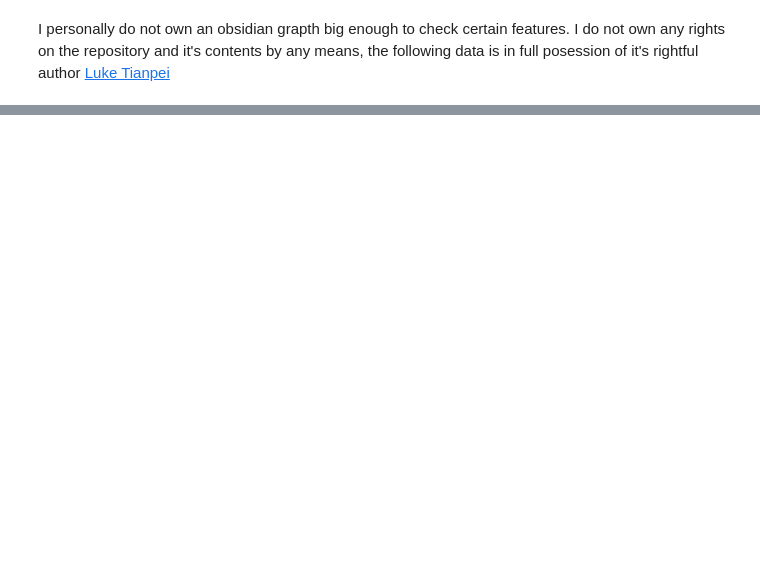
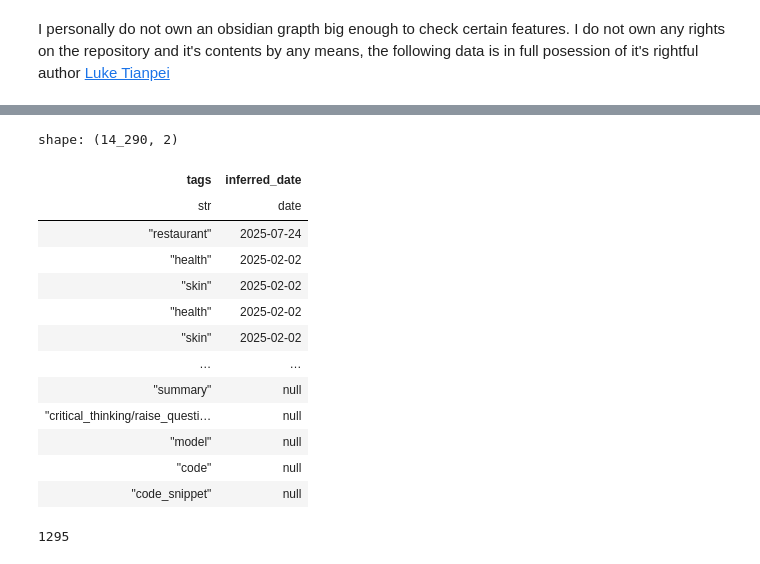
Before and after one commit to ig-kh/ObsidianLTK, a Jupyter notebook: examples/big_vault_statistics_and_features.ipynb, the cells around one changed output, grey strips where cells are left out. Drawn from its saved outputs; the diff is of its cells as text; code cells hidden in the pictures; blank space fills up the shorter version.

```diff
--- a/examples/big_vault_statistics_and_features.ipynb
+++ b/examples/big_vault_statistics_and_features.ipynb
@@ -72,0 +85,23 @@ tags_cnt = (
+# %%
+instances = samples.select("stat").unnest("stat").explode("tags").with_columns(pl.col("date").str.to_date(strict=False).alias("inferred_date")).drop("date")
+# %%
+instances
+# %% [output]
+shape: (14_290, 2)
+| tags | inferred_date |
+| str | date |
+| "restaurant" | 2025-07-24 |
+| "health" | 2025-02-02 |
+| "skin" | 2025-02-02 |
+| "health" | 2025-02-02 |
+| "skin" | 2025-02-02 |
+| … | … |
+| "summary" | null |
+| "critical_thinking/raise_questi… | null |
+| "model" | null |
+| "code" | null |
+| "code_snippet" | null |
+# %%
+len(instances["tags"].unique())
+# %% [output]
+1295
```
Also changed, not shown: parts of 11 cells of this notebook, 2 other files.
